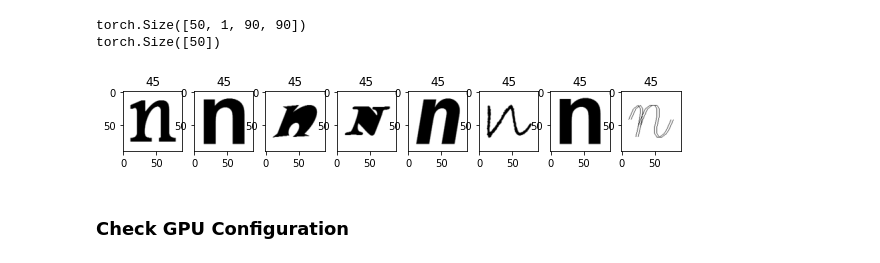
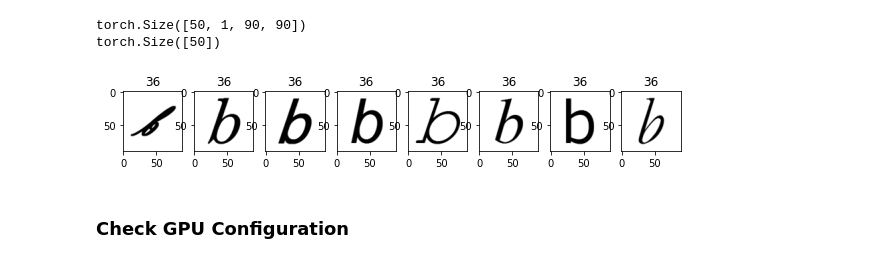
Before and after one commit to seunghyeon528/TA_EEE4178_Project_2021, a Jupyter notebook: Project_utils.ipynb, the cells around one changed output. Cells and saved outputs as stored; diff of their text form; code cells hidden in the pictures.

```diff
--- a/Project_utils.ipynb
+++ b/Project_utils.ipynb
@@ -39,7 +41,7 @@ Mounted at /content/gdrive
 # load dataset
 import glob
 class MyDataset(Dataset):
-    def __init__(self, npy_dir): # image file (*.npy) 들을 포함하고 있는 디렉토리 경로 받아야
+    def __init__(self, npy_dir): # image file (*.npy) 들을 포함하고 있는 디렉토리 경로 npy_dir 로 받아야,
         self.dir_path = npy_dir
         self.to_tensor = transforms.ToTensor()
 
@@ -62,9 +64,10 @@ class MyDataset(Dataset):
 
 
 
-train_data = MyDataset("/content/Font_npy_90_train")
-valid_data = MyDataset("/content/Font_npy_90_val")
-test_data = MyDataset("/content/Font_npy_90_test")
+train_data = MyDataset("/content/gdrive/MyDrive/Project_dataset/Font_npy_90_train")  # unzip 한 디렉토리 있는 path 그대로 넣어야, 디렉토리 옆 점 3개 누르면 '경로 복사' 있음 - 위의 사진 참조
+valid_data = MyDataset("/content/gdrive/MyDrive/Project_dataset/Font_npy_90_val")
+test_data = MyDataset("/content/gdrive/MyDrive/Project_dataset/Font_npy_90_test")
+
 
 print(len(train_data))
 print(len(valid_data))
@@ -99,27 +102,26 @@ torch.Size([50, 1, 90, 90])
 torch.Size([50])
 # %%
 # visualize data
-# character - encoded_label dict
+# character - encoded_label dict , 데이터 확인해보고 싶을 때 참조
 label_dict = {'0': 0, '1': 1, '2': 2, '3': 3, '4': 4, '5': 5, '6': 6, '7': 7, '8': 8, '9': 9,
 'A': 10, 'B': 11, 'C': 12, 'D': 13, 'E': 14, 'F': 15, 'G': 16, 'H': 17,
 'I': 18, 'J': 19, 'K': 20, 'L': 21, 'M': 22, 'N': 23, 'P': 24, 'Q': 25,
 'R': 26, 'S': 27, 'T': 28, 'U': 29, 'V': 30, 'W': 31, 'X': 32, 'Y': 33,
 'Z': 34, 'a': 35, 'b': 36, 'd': 37, 'e': 38, 'f': 39, 'g': 40, 'h': 41,
 'i': 42, 'j': 43, 'm': 44, 'n': 45, 'o': 46, 'q': 47, 'r': 48, 't': 49, 'u': 50, 'y': 51}
 
 # image_show function : num 수 만큼 dataset 내의 data를 보여주는 함수
-
 def image_show(dataset, num):
   fig = plt.figure(figsize=(10,10))
 
   for i in range(num):
     plt.subplot(1, num, i+1)
-    plt.imshow(dataset[i+20000][0].squeeze(), cmap = "gray")
-    plt.title(dataset[i+20000][1])
+    plt.imshow(dataset[i+1200][0].squeeze(), cmap = "gray")
+    plt.title(dataset[i+1200][1])
 
 image_show(train_data, 8)
 # %% [output]
-[figure, old version]
+[figure, new version]
 # %% [markdown]
 ### Check GPU Configuration
 # %%
```
Also changed, not shown: parts of 2 cells of this notebook.
